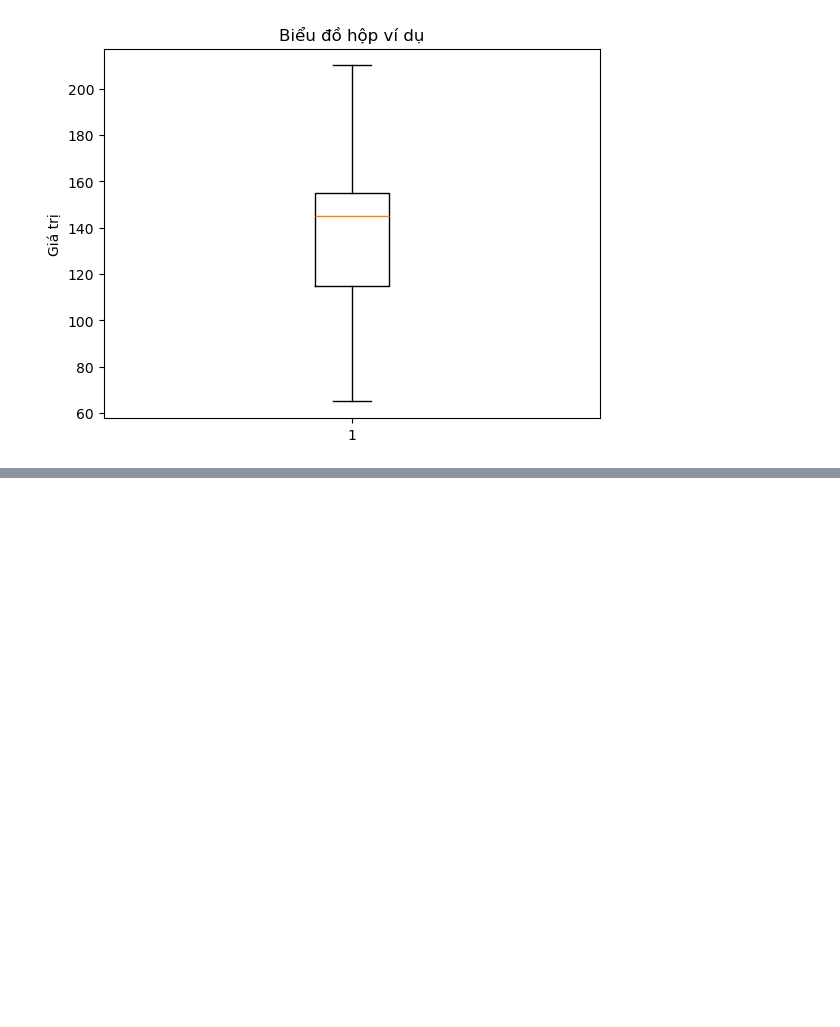
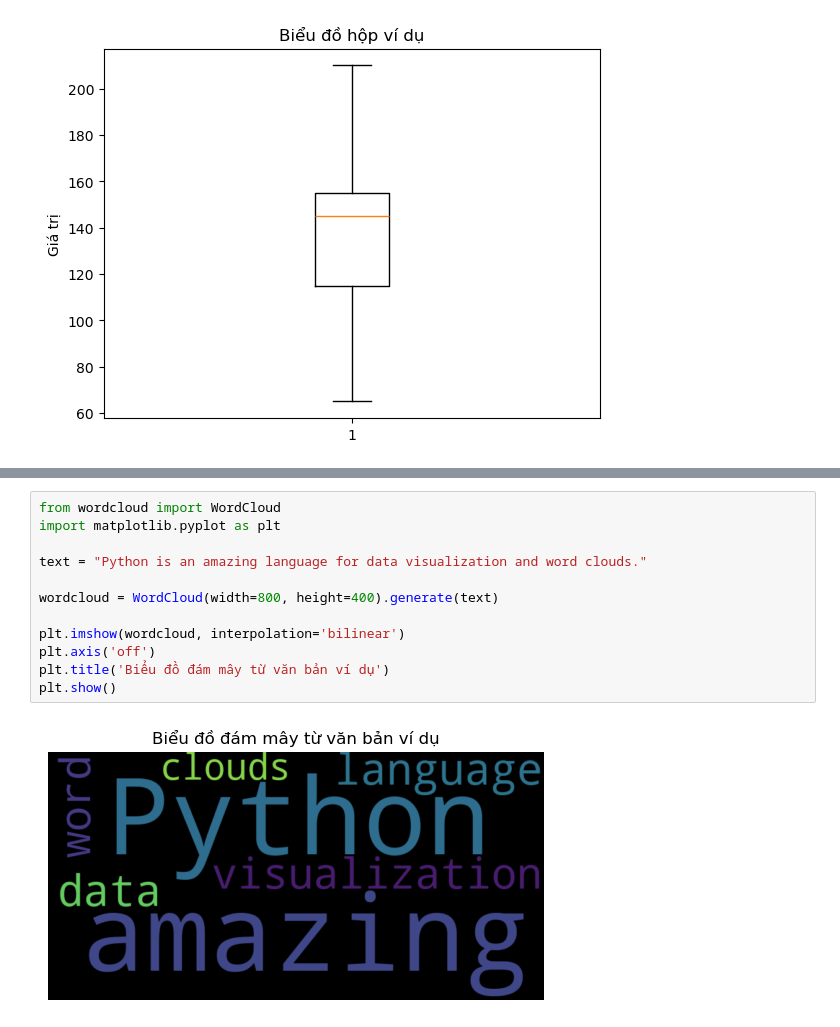
Before and after one commit to Luan5396/ThiGiacMayTinh, a Jupyter notebook: 08.ipynb, the cells around one changed output, grey strips where cells are left out. Cells and saved outputs as stored; diff of their text form; blank space fills up the shorter version.

```diff
--- a/08.ipynb
+++ b/08.ipynb
@@ -66,0 +96,14 @@ plt.show()  # Hiển thị biểu đồ
+# %%
+from wordcloud import WordCloud
+import matplotlib.pyplot as plt
+
+text = "Python is an amazing language for data visualization and word clouds."
+
+wordcloud = WordCloud(width=800, height=400).generate(text)
+
+plt.imshow(wordcloud, interpolation='bilinear')
+plt.axis('off')
+plt.title('Biểu đồ đám mây từ văn bản ví dụ')
+plt.show()
+# %% [output]
+[figure, added]
```
Also changed, not shown: parts of 3 cells of this notebook.
